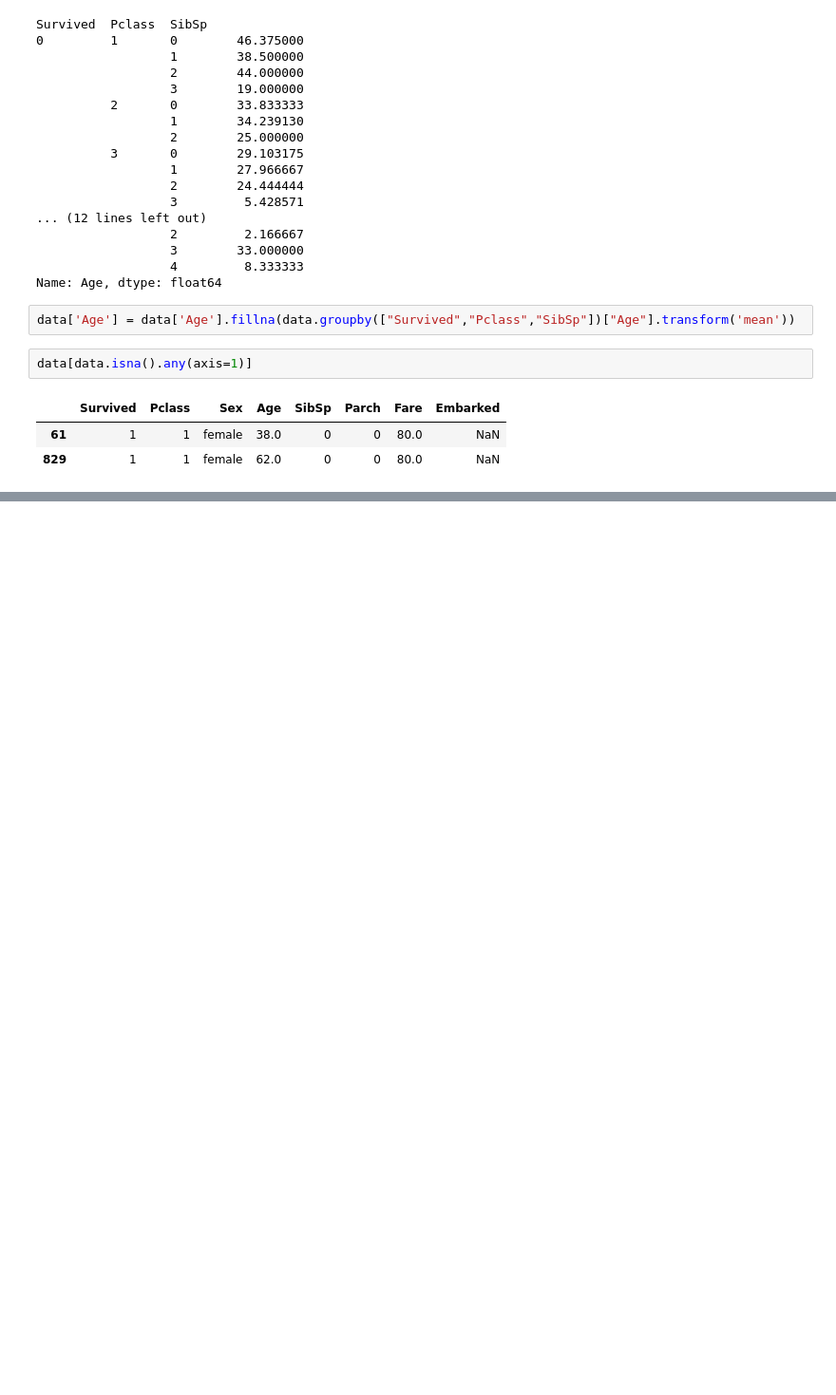
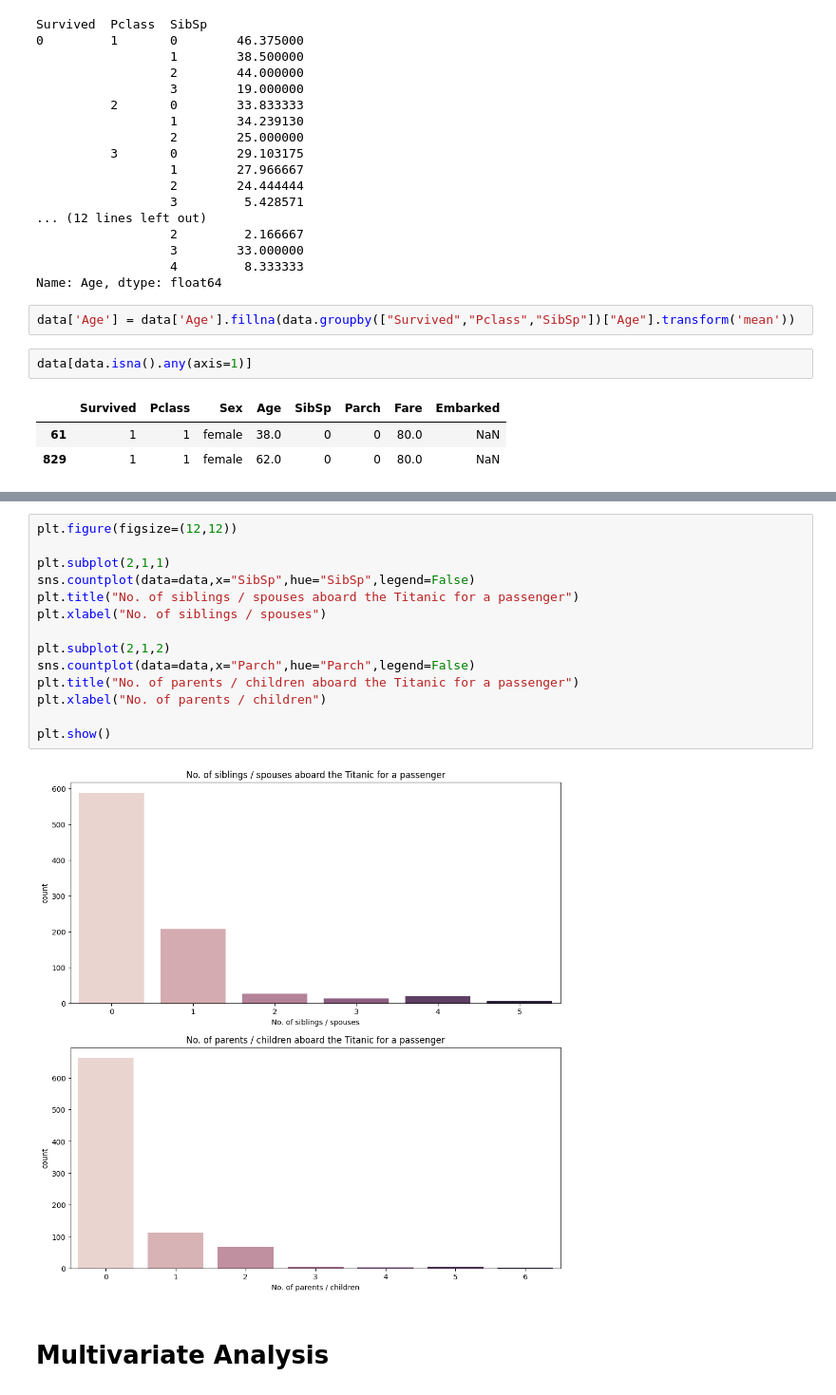
Before and after one commit to Daiaa-K/CODSOFT, a Jupyter notebook: Titanic EDA and prediction/Titanic survivors EDA and prediction.ipynb, the cells around one changed output, grey strips where cells are left out. Shown at 95% size. Drawn from its saved outputs; the diff is of its cells as text; blank space fills up the shorter version.

```diff
--- a/Titanic EDA and prediction/Titanic survivors EDA and prediction.ipynb
+++ b/Titanic EDA and prediction/Titanic survivors EDA and prediction.ipynb
@@ -106,0 +155,18 @@ data=data.dropna()
+# %%
+plt.figure(figsize=(12,12))
+
+plt.subplot(2,1,1)
+sns.countplot(data=data,x="SibSp",hue="SibSp",legend=False)
+plt.title("No. of siblings / spouses aboard the Titanic for a passenger")
+plt.xlabel("No. of siblings / spouses")
+
+plt.subplot(2,1,2)
+sns.countplot(data=data,x="Parch",hue="Parch",legend=False)
+plt.title("No. of parents / children aboard the Titanic for a passenger")
+plt.xlabel("No. of parents / children")
+
+plt.show()
+# %% [output]
+[figure, added]
+# %% [markdown]
+# Multivariate Analysis
```
Also changed, not shown: parts of 15 cells of this notebook.
